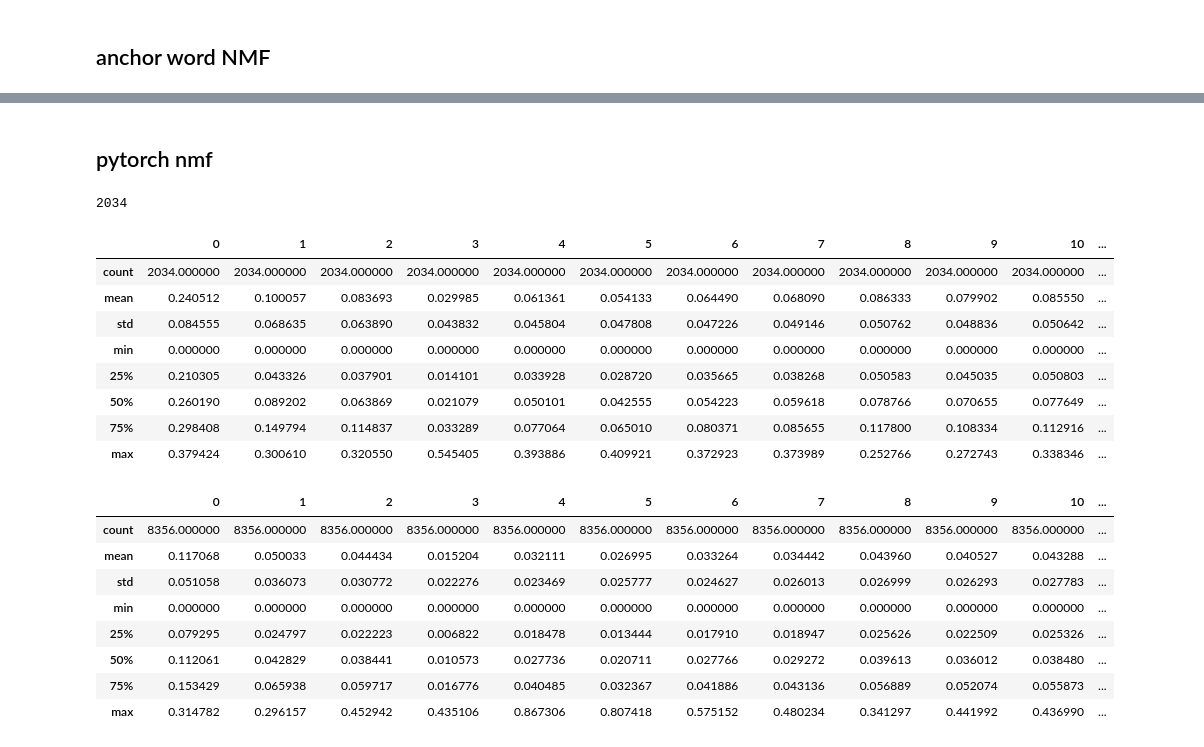
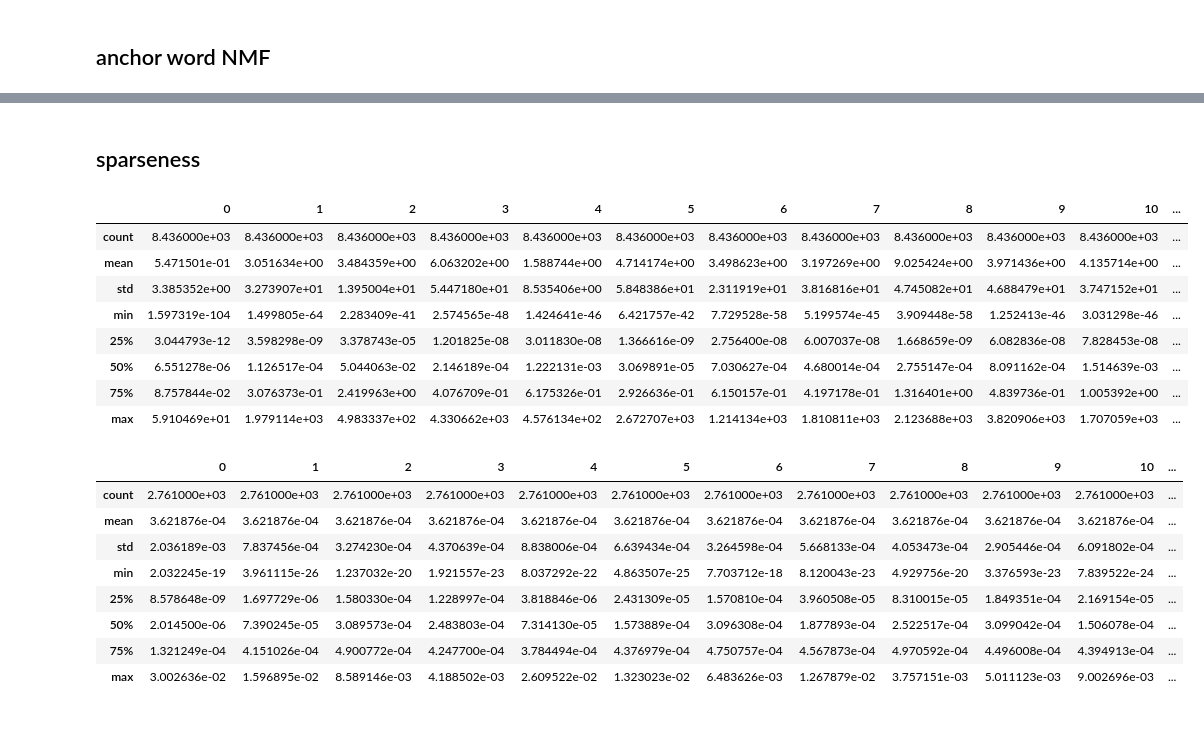
Before and after one commit to chschock/topmodel, a Jupyter notebook: topmodel.ipynb, the cells around one changed output, grey strips where cells are left out. Drawn from its saved outputs; the diff is of its cells as text; code cells hidden in the pictures.

```diff
--- a/topmodel.ipynb
+++ b/topmodel.ipynb
@@ -365,35 +318,27 @@ P_term.shape
-# %% [markdown]
-## pytorch nmf
-# %%
-len(newsgroups_train.data)
-# %% [output]
-2034
-# %%
-import pandas as pd
-W = model.user_factors(torch.LongTensor(range(n_docs))).detach().numpy()
-H = model.item_factors(torch.LongTensor(range(n_terms))).detach().numpy()
-doc_df = pd.DataFrame(W)
-term_df = pd.DataFrame(H)
-doc_df.describe()
-# %% [output]
-|  | 0 | 1 | 2 | 3 | 4 | 5 | 6 | 7 | 8 | 9 | 10 | ... |
-| count | 2034.000000 | 2034.000000 | 2034.000000 | 2034.000000 | 2034.000000 | 2034.000000 | 2034.000000 | 2034.000000 | 2034.000000 | 2034.000000 | 2034.000000 | ... |
-| mean | 0.240512 | 0.100057 | 0.083693 | 0.029985 | 0.061361 | 0.054133 | 0.064490 | 0.068090 | 0.086333 | 0.079902 | 0.085550 | ... |
-| std | 0.084555 | 0.068635 | 0.063890 | 0.043832 | 0.045804 | 0.047808 | 0.047226 | 0.049146 | 0.050762 | 0.048836 | 0.050642 | ... |
-| min | 0.000000 | 0.000000 | 0.000000 | 0.000000 | 0.000000 | 0.000000 | 0.000000 | 0.000000 | 0.000000 | 0.000000 | 0.000000 | ... |
-| 25% | 0.210305 | 0.043326 | 0.037901 | 0.014101 | 0.033928 | 0.028720 | 0.035665 | 0.038268 | 0.050583 | 0.045035 | 0.050803 | ... |
-| 50% | 0.260190 | 0.089202 | 0.063869 | 0.021079 | 0.050101 | 0.042555 | 0.054223 | 0.059618 | 0.078766 | 0.070655 | 0.077649 | ... |
-| 75% | 0.298408 | 0.149794 | 0.114837 | 0.033289 | 0.077064 | 0.065010 | 0.080371 | 0.085655 | 0.117800 | 0.108334 | 0.112916 | ... |
-| max | 0.379424 | 0.300610 | 0.320550 | 0.545405 | 0.393886 | 0.409921 | 0.372923 | 0.373989 | 0.252766 | 0.272743 | 0.338346 | ... |
-# %%
-term_df.describe()
-# %% [output]
-|  | 0 | 1 | 2 | 3 | 4 | 5 | 6 | 7 | 8 | 9 | 10 | ... |
-| count | 8356.000000 | 8356.000000 | 8356.000000 | 8356.000000 | 8356.000000 | 8356.000000 | 8356.000000 | 8356.000000 | 8356.000000 | 8356.000000 | 8356.000000 | ... |
-| mean | 0.117068 | 0.050033 | 0.044434 | 0.015204 | 0.032111 | 0.026995 | 0.033264 | 0.034442 | 0.043960 | 0.040527 | 0.043288 | ... |
-| std | 0.051058 | 0.036073 | 0.030772 | 0.022276 | 0.023469 | 0.025777 | 0.024627 | 0.026013 | 0.026999 | 0.026293 | 0.027783 | ... |
-| min | 0.000000 | 0.000000 | 0.000000 | 0.000000 | 0.000000 | 0.000000 | 0.000000 | 0.000000 | 0.000000 | 0.000000 | 0.000000 | ... |
-| 25% | 0.079295 | 0.024797 | 0.022223 | 0.006822 | 0.018478 | 0.013444 | 0.017910 | 0.018947 | 0.025626 | 0.022509 | 0.025326 | ... |
-| 50% | 0.112061 | 0.042829 | 0.038441 | 0.010573 | 0.027736 | 0.020711 | 0.027766 | 0.029272 | 0.039613 | 0.036012 | 0.038480 | ... |
-| 75% | 0.153429 | 0.065938 | 0.059717 | 0.016776 | 0.040485 | 0.032367 | 0.041886 | 0.043136 | 0.056889 | 0.052074 | 0.055873 | ... |
-| max | 0.314782 | 0.296157 | 0.452942 | 0.435106 | 0.867306 | 0.807418 | 0.575152 | 0.480234 | 0.341297 | 0.441992 | 0.436990 | ... |
+# %% [markdown]
+## sparseness
+# %%
+import pandas as pd
+pd.DataFrame(W.T).describe()
+# %% [output]
+|  | 0 | 1 | 2 | 3 | 4 | 5 | 6 | 7 | 8 | 9 | 10 | ... |
+| count | 8.436000e+03 | 8.436000e+03 | 8.436000e+03 | 8.436000e+03 | 8.436000e+03 | 8.436000e+03 | 8.436000e+03 | 8.436000e+03 | 8.436000e+03 | 8.436000e+03 | 8.436000e+03 | ... |
+| mean | 5.471501e-01 | 3.051634e+00 | 3.484359e+00 | 6.063202e+00 | 1.588744e+00 | 4.714174e+00 | 3.498623e+00 | 3.197269e+00 | 9.025424e+00 | 3.971436e+00 | 4.135714e+00 | ... |
+| std | 3.385352e+00 | 3.273907e+01 | 1.395004e+01 | 5.447180e+01 | 8.535406e+00 | 5.848386e+01 | 2.311919e+01 | 3.816816e+01 | 4.745082e+01 | 4.688479e+01 | 3.747152e+01 | ... |
+| min | 1.597319e-104 | 1.499805e-64 | 2.283409e-41 | 2.574565e-48 | 1.424641e-46 | 6.421757e-42 | 7.729528e-58 | 5.199574e-45 | 3.909448e-58 | 1.252413e-46 | 3.031298e-46 | ... |
+| 25% | 3.044793e-12 | 3.598298e-09 | 3.378743e-05 | 1.201825e-08 | 3.011830e-08 | 1.366616e-09 | 2.756400e-08 | 6.007037e-08 | 1.668659e-09 | 6.082836e-08 | 7.828453e-08 | ... |
+| 50% | 6.551278e-06 | 1.126517e-04 | 5.044063e-02 | 2.146189e-04 | 1.222131e-03 | 3.069891e-05 | 7.030627e-04 | 4.680014e-04 | 2.755147e-04 | 8.091162e-04 | 1.514639e-03 | ... |
+| 75% | 8.757844e-02 | 3.076373e-01 | 2.419963e+00 | 4.076709e-01 | 6.175326e-01 | 2.926636e-01 | 6.150157e-01 | 4.197178e-01 | 1.316401e+00 | 4.839736e-01 | 1.005392e+00 | ... |
+| max | 5.910469e+01 | 1.979114e+03 | 4.983337e+02 | 4.330662e+03 | 4.576134e+02 | 2.672707e+03 | 1.214134e+03 | 1.810811e+03 | 2.123688e+03 | 3.820906e+03 | 1.707059e+03 | ... |
+# %%
+pd.DataFrame(A).describe()
+# %% [output]
+|  | 0 | 1 | 2 | 3 | 4 | 5 | 6 | 7 | 8 | 9 | 10 | ... |
+| count | 2.761000e+03 | 2.761000e+03 | 2.761000e+03 | 2.761000e+03 | 2.761000e+03 | 2.761000e+03 | 2.761000e+03 | 2.761000e+03 | 2.761000e+03 | 2.761000e+03 | 2.761000e+03 | ... |
+| mean | 3.621876e-04 | 3.621876e-04 | 3.621876e-04 | 3.621876e-04 | 3.621876e-04 | 3.621876e-04 | 3.621876e-04 | 3.621876e-04 | 3.621876e-04 | 3.621876e-04 | 3.621876e-04 | ... |
+| std | 2.036189e-03 | 7.837456e-04 | 3.274230e-04 | 4.370639e-04 | 8.838006e-04 | 6.639434e-04 | 3.264598e-04 | 5.668133e-04 | 4.053473e-04 | 2.905446e-04 | 6.091802e-04 | ... |
+| min | 2.032245e-19 | 3.961115e-26 | 1.237032e-20 | 1.921557e-23 | 8.037292e-22 | 4.863507e-25 | 7.703712e-18 | 8.120043e-23 | 4.929756e-20 | 3.376593e-23 | 7.839522e-24 | ... |
+| 25% | 8.578648e-09 | 1.697729e-06 | 1.580330e-04 | 1.228997e-04 | 3.818846e-06 | 2.431309e-05 | 1.570810e-04 | 3.960508e-05 | 8.310015e-05 | 1.849351e-04 | 2.169154e-05 | ... |
+| 50% | 2.014500e-06 | 7.390245e-05 | 3.089573e-04 | 2.483803e-04 | 7.314130e-05 | 1.573889e-04 | 3.096308e-04 | 1.877893e-04 | 2.522517e-04 | 3.099042e-04 | 1.506078e-04 | ... |
+| 75% | 1.321249e-04 | 4.151026e-04 | 4.900772e-04 | 4.247700e-04 | 3.784494e-04 | 4.376979e-04 | 4.750757e-04 | 4.567873e-04 | 4.970592e-04 | 4.496008e-04 | 4.394913e-04 | ... |
+| max | 3.002636e-02 | 1.596895e-02 | 8.589146e-03 | 4.188502e-03 | 2.609522e-02 | 1.323023e-02 | 6.483626e-03 | 1.267879e-02 | 3.757151e-03 | 5.011123e-03 | 9.002696e-03 | ... |
```
Also changed, not shown: parts of 34 cells of this notebook, 2 other files.
